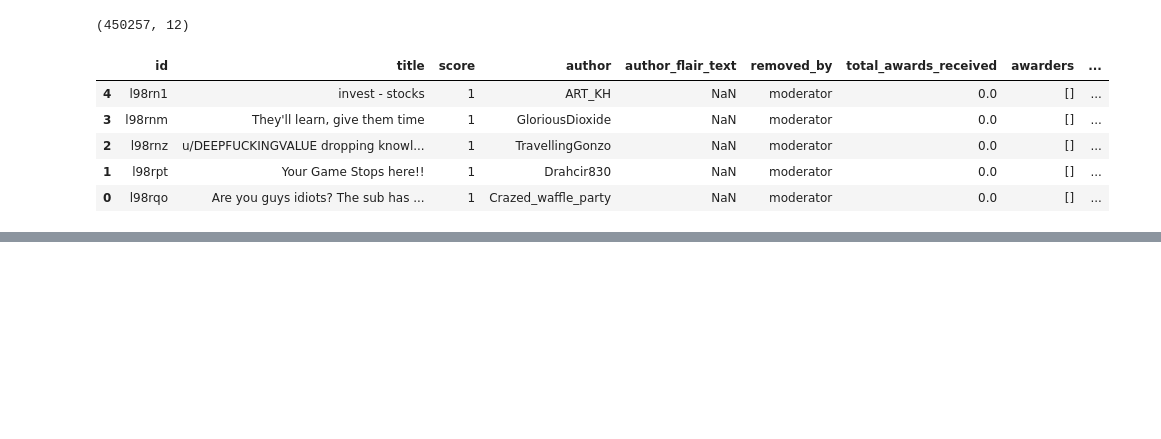
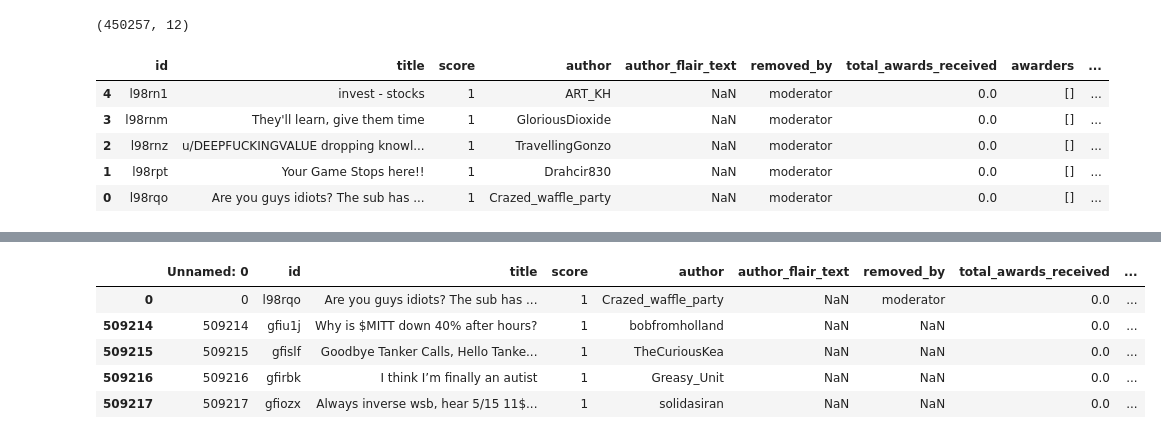
Before and after one commit to lucisaldanha/GME_project, a Jupyter notebook: report.ipynb, the cells around one changed output, grey strips where cells are left out. Saved outputs shown, nothing was run; the diff lists cells and outputs as text; code cells hidden in the pictures; blank space fills up the shorter version.

```diff
--- a/report.ipynb
+++ b/report.ipynb
@@ -320,0 +337,16 @@ reddit_wsb_aug_jan.tail()
+# %%
+# changing UTC timestamp to datetime pandas format
+
+reddit_data_sa['created_utc'] = pd.to_datetime(reddit_data_sa['created_utc'], unit = 's')
+
+# sorting dataframe by date, ascending order from older to newer
+
+reddit_data_sa = reddit_data_sa.sort_values(by='label', ascending = True)
+reddit_data_sa.head()
+# %% [output]
+|  | Unnamed: 0 | id | title | score | author | author_flair_text | removed_by | total_awards_received | ... |
+| 0 | 0 | l98rqo | Are you guys idiots? The sub has ... | 1 | Crazed_waffle_party | NaN | moderator | 0.0 | ... |
+| 509214 | 509214 | gfiu1j | Why is $MITT down 40% after hours? | 1 | bobfromholland | NaN | NaN | 0.0 | ... |
+| 509215 | 509215 | gfislf | Goodbye Tanker Calls, Hello Tanke... | 1 | TheCuriousKea | NaN | NaN | 0.0 | ... |
+| 509216 | 509216 | gfirbk | I think I’m finally an autist | 1 | Greasy_Unit | NaN | NaN | 0.0 | ... |
+| 509217 | 509217 | gfiozx | Always inverse wsb, hear 5/15 11$... | 1 | solidasiran | NaN | NaN | 0.0 | ... |
```
Also changed, not shown: parts of 21 cells of this notebook.
